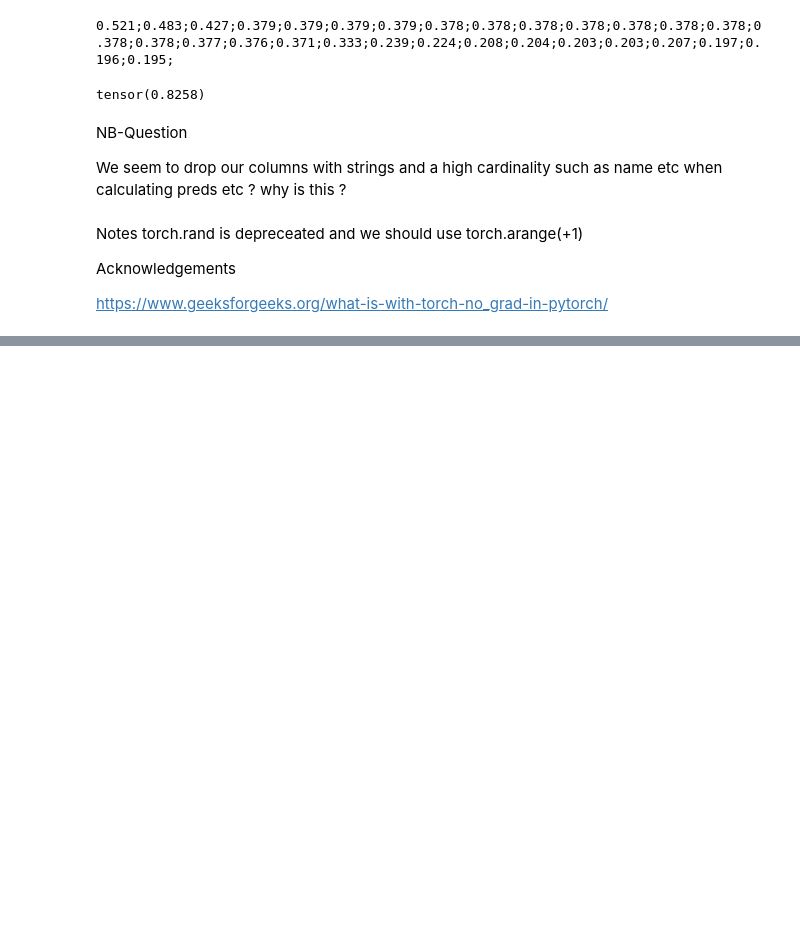
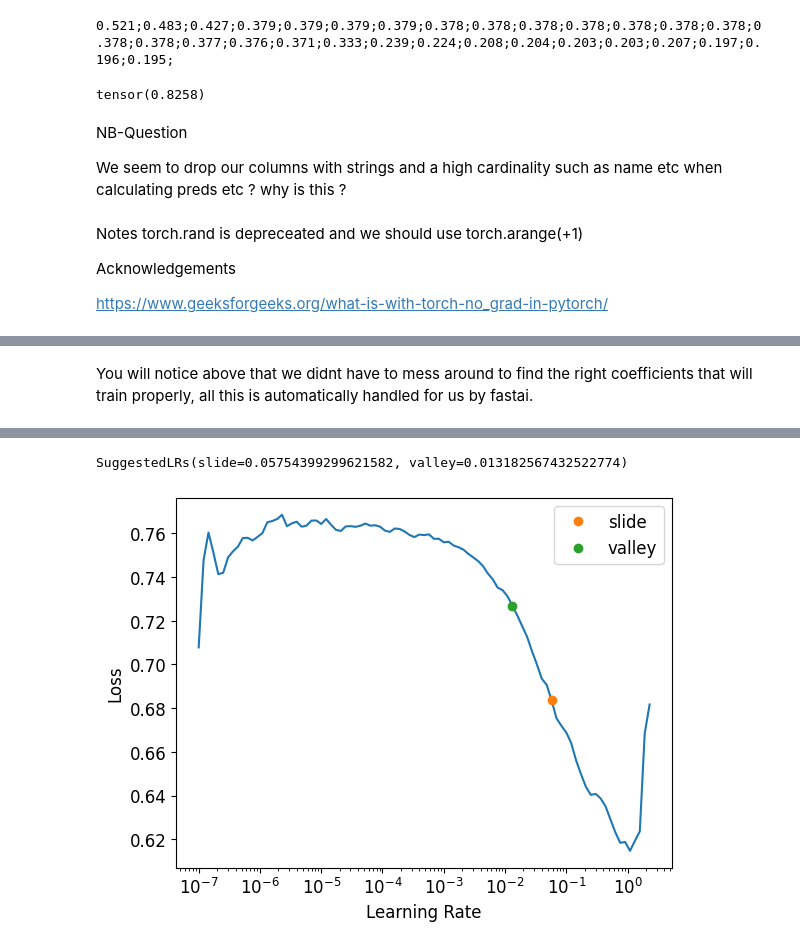
Before and after one commit to rubanzasilva/Linear_model_and_nn_from_scratch, a Jupyter notebook: Linear_model_and_nn_from_scratch.ipynb, the cells around one changed output, grey strips where cells are left out. Saved outputs shown, nothing was run; the diff lists cells and outputs as text; code cells hidden in the pictures; blank space fills up the shorter version.

```diff
--- a/Linear_model_and_nn_from_scratch.ipynb
+++ b/Linear_model_and_nn_from_scratch.ipynb
@@ -1313,0 +1383,2 @@ https://www.geeksforgeeks.org/what-is-with-torch-no_grad-in-pytorch/
+# %%
+splits = RandomSplitter(seed=42)(df)
@@ -1313,0 +1408,16 @@ https://www.geeksforgeeks.org/what-is-with-torch-no_grad-in-pytorch/
+# %%
+dls = TabularPandas(
+    df,splits=splits,
+    procs = [Categorify, FillMissing, Normalize],
+    cat_names=["Sex","Pclass","Embarked","Deck", "Title"],
+    cont_names=['Age', 'SibSp', 'Parch', 'LogFare', 'Alone', 'TicketFreq', 'Family'],
+    y_names = "Survived",
+    y_block = CategoryBlock(),
+).dataloaders(path=".")
+# %%
+learn = tabular_learner(dls, metrics=accuracy, layers=[10,10])
+# %% [markdown]
+You will notice above that we didnt have to mess around to find the right coefficients that will train properly, all this is automatically handled for us by fastai.
+# %%
+learn.lr_find(suggest_funcs=(slide, valley))
+# %% [output]
@@ -1313,0 +1425,2 @@ https://www.geeksforgeeks.org/what-is-with-torch-no_grad-in-pytorch/
+SuggestedLRs(slide=0.05754399299621582, valley=0.013182567432522774)
+[figure, added]
```
Also changed, not shown: parts of 29 cells of this notebook.
